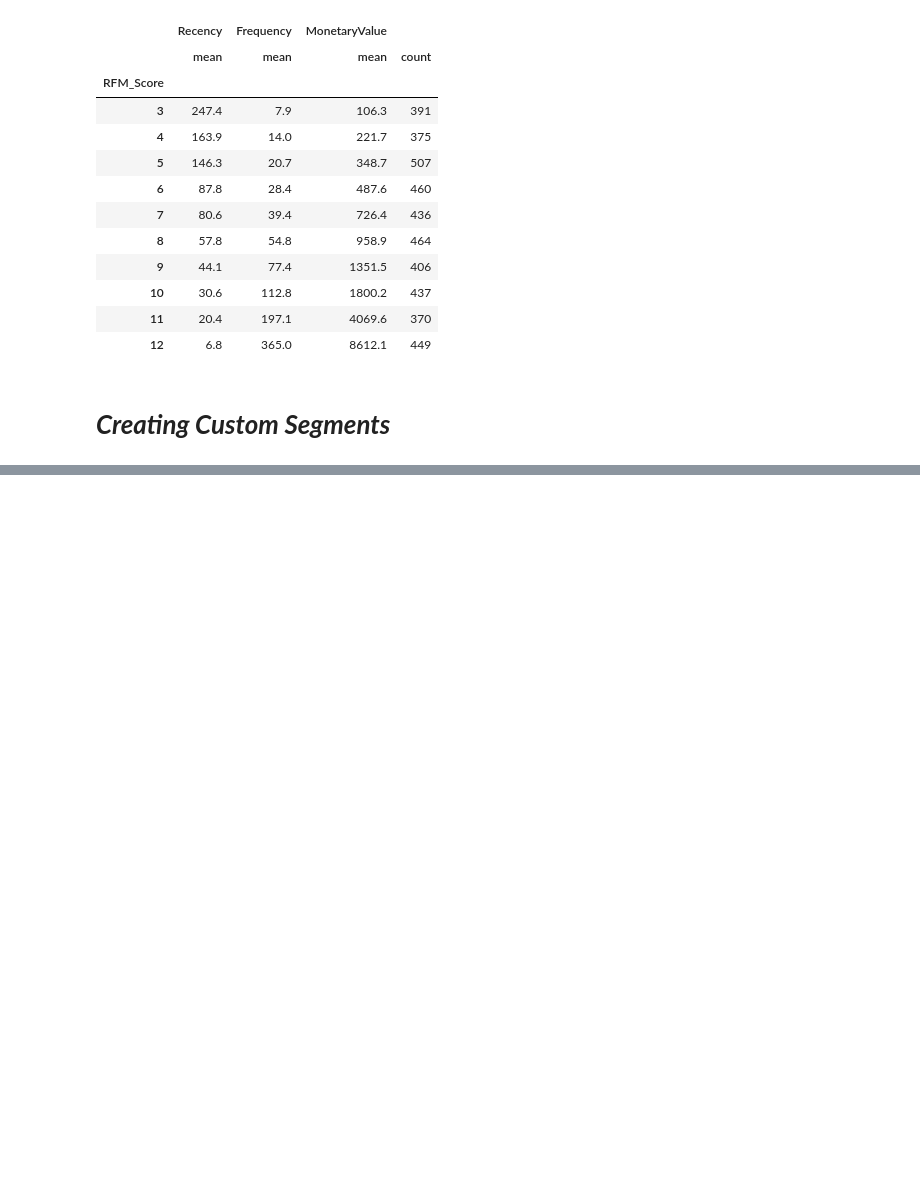
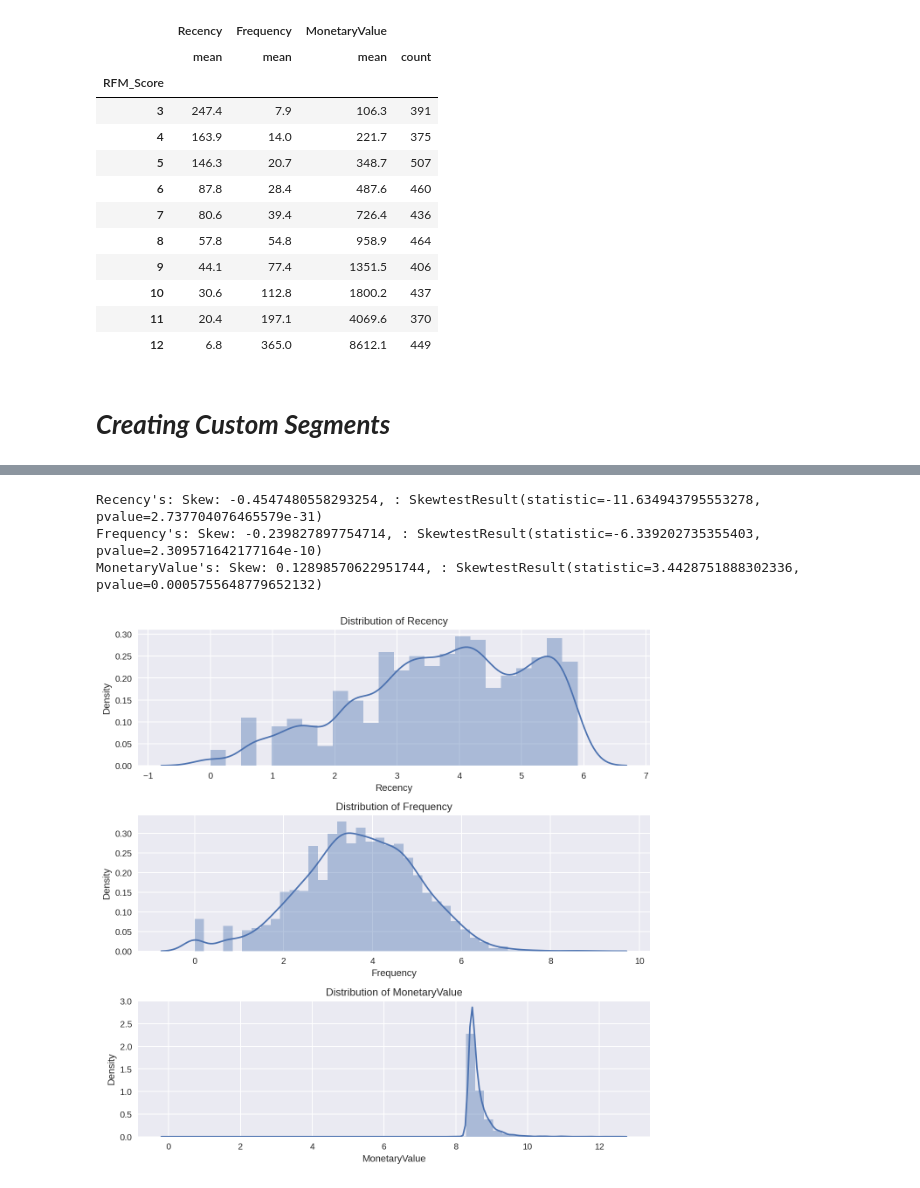
Before and after one commit to nileshrathod17/Online-Retail-Customer-Segmentation, a Jupyter notebook: Online_Retail_Customer_Segmentation.ipynb, the cells around one changed output, grey strips where cells are left out. Saved outputs shown, nothing was run; the diff lists cells and outputs as text; code cells hidden in the pictures; blank space fills up the shorter version.

```diff
--- a/Online_Retail_Customer_Segmentation.ipynb
+++ b/Online_Retail_Customer_Segmentation.ipynb
@@ -945,0 +1027,8 @@ data_rfm_quantile.groupby('RFM_Score').agg({
+# %%
+# Copy original to new df
+data_rfm_log = data_rfm.copy()
+
+# Data Pre-Processing for Negative Value
+data_rfm_log['MonetaryValue'] = (data_rfm_log['MonetaryValue'] - data_rfm_log['MonetaryValue'].min()) + 1
+
+data_rfm_log.describe()
@@ -945,0 +1045,23 @@ data_rfm_quantile.groupby('RFM_Score').agg({
+# %%
+# Transform skewed data with log tranasformation
+data_rfm_log = np.log(data_rfm_log)
+
+# Check for skewness after log transformation
+plt.figure(figsize=(9, 9))
+
+plt.subplot(3, 1, 1)
+check_skew(data_rfm_log,'Recency')
+
+plt.subplot(3, 1, 2)
+check_skew(data_rfm_log,'Frequency')
+
+plt.subplot(3, 1, 3)
+check_skew(data_rfm_log,'MonetaryValue')
+
+plt.tight_layout()
+plt.savefig('after_transform.png', format='png', dpi=1000)
+# %% [output]
+Recency's: Skew: -0.4547480558293254, : SkewtestResult(statistic=-11.634943795553278, pvalue=2.737704076465579e-31)
+Frequency's: Skew: -0.239827897754714, : SkewtestResult(statistic=-6.339202735355403, pvalue=2.309571642177164e-10)
+MonetaryValue's: Skew: 0.12898570622951744, : SkewtestResult(statistic=3.4428751888302336, pvalue=0.0005755648779652132)
+[figure, added]
```
Also changed, not shown: parts of 10 cells of this notebook.
